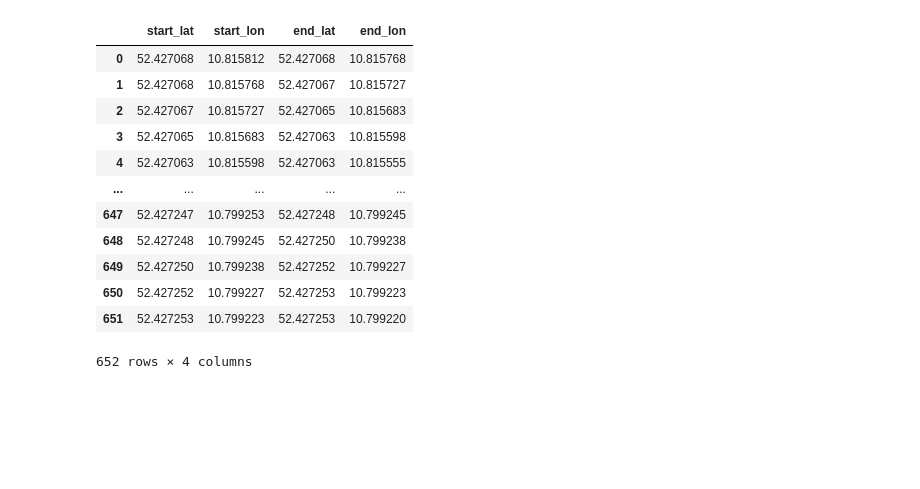
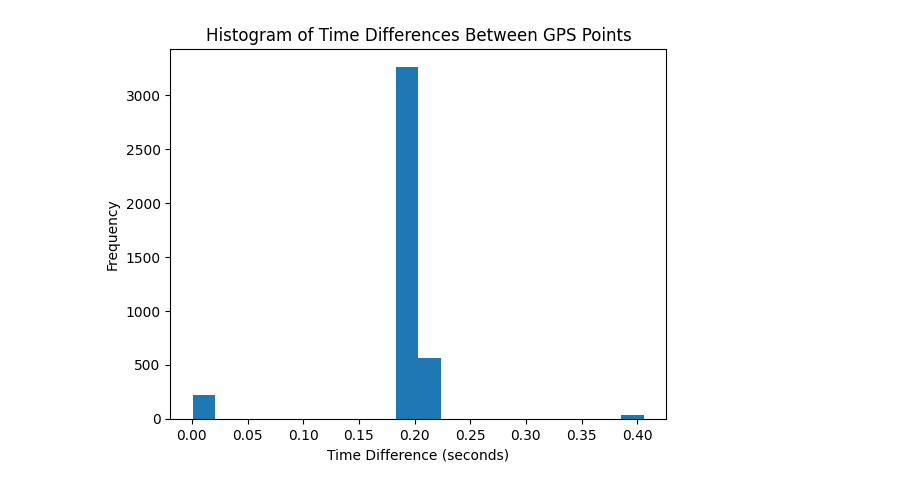
Before and after one commit to starwit/starwit-awareness-engine, a Jupyter notebook: tools/gps-smoothing/gps-smoothing.ipynb, the cells around one changed output. Saved outputs shown, nothing was run; the diff lists cells and outputs as text; code cells hidden in the pictures; blank space fills up the shorter version.

Commit message:
tools: add various smoothing visualizations

```diff
--- a/tools/gps-smoothing/gps-smoothing.ipynb
+++ b/tools/gps-smoothing/gps-smoothing.ipynb
@@ -115,18 +197,22 @@ pydeck.Deck(
 # %% [output]
 [interactive output not drawn]
 # %%
+import matplotlib.pyplot as plt
+
+def get_time_diff(track: Track) -> List[float]:
+    time_diffs = []
+    for i in range(len(track.gps_points) - 1):
+        time_diff = (track.gps_points[i+1].timestamp - track.gps_points[i].timestamp).total_seconds()
+        time_diffs.append(time_diff)
+    return time_diffs
+
+# Plot time differences between GPS points
 pd.DataFrame(track_to_line_segments(track))
+time_diffs = get_time_diff(track)
+plt.hist(time_diffs, bins=20)
+plt.xlabel('Time Difference (seconds)')
+plt.ylabel('Frequency')
+plt.title('Histogram of Time Differences Between GPS Points')
+plt.show()
 # %% [output]
-|  | start_lat | start_lon | end_lat | end_lon |
-| 0 | 52.427068 | 10.815812 | 52.427068 | 10.815768 |
-| 1 | 52.427068 | 10.815768 | 52.427067 | 10.815727 |
-| 2 | 52.427067 | 10.815727 | 52.427065 | 10.815683 |
-| 3 | 52.427065 | 10.815683 | 52.427063 | 10.815598 |
-| 4 | 52.427063 | 10.815598 | 52.427063 | 10.815555 |
-| ... | ... | ... | ... | ... |
-| 647 | 52.427247 | 10.799253 | 52.427248 | 10.799245 |
-| 648 | 52.427248 | 10.799245 | 52.427250 | 10.799238 |
-| 649 | 52.427250 | 10.799238 | 52.427252 | 10.799227 |
-| 650 | 52.427252 | 10.799227 | 52.427253 | 10.799223 |
-| 651 | 52.427253 | 10.799223 | 52.427253 | 10.799220 |
-652 rows × 4 columns
+[figure, added]
```
Also changed, not shown: parts of 1 cell of this notebook, 3 other files.
